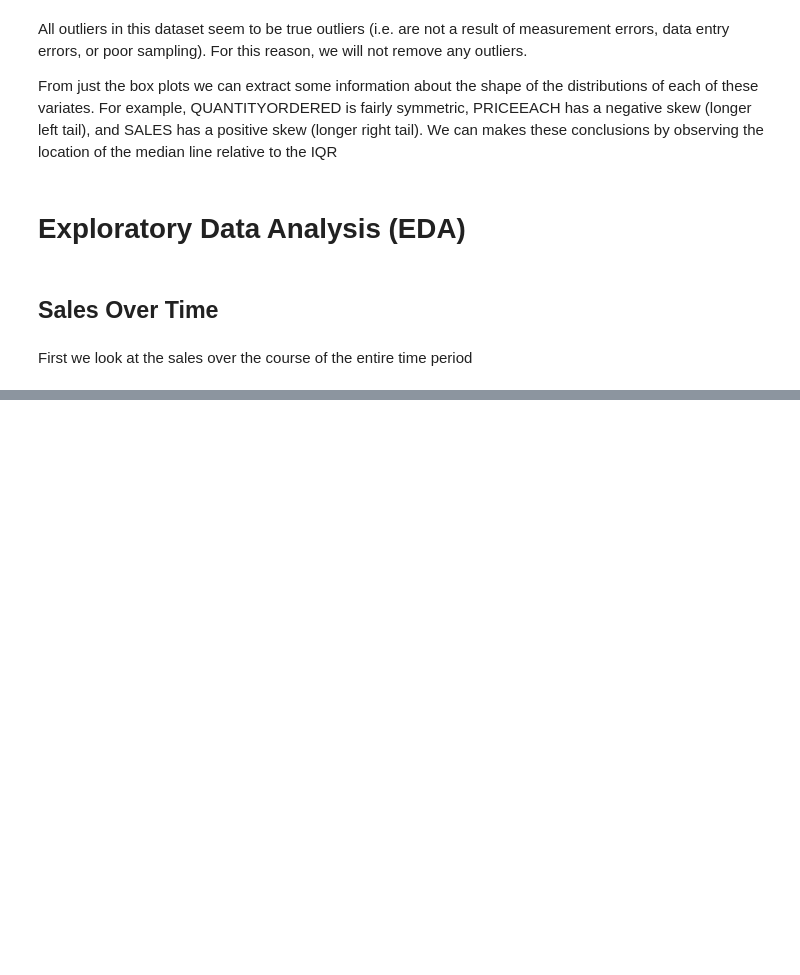
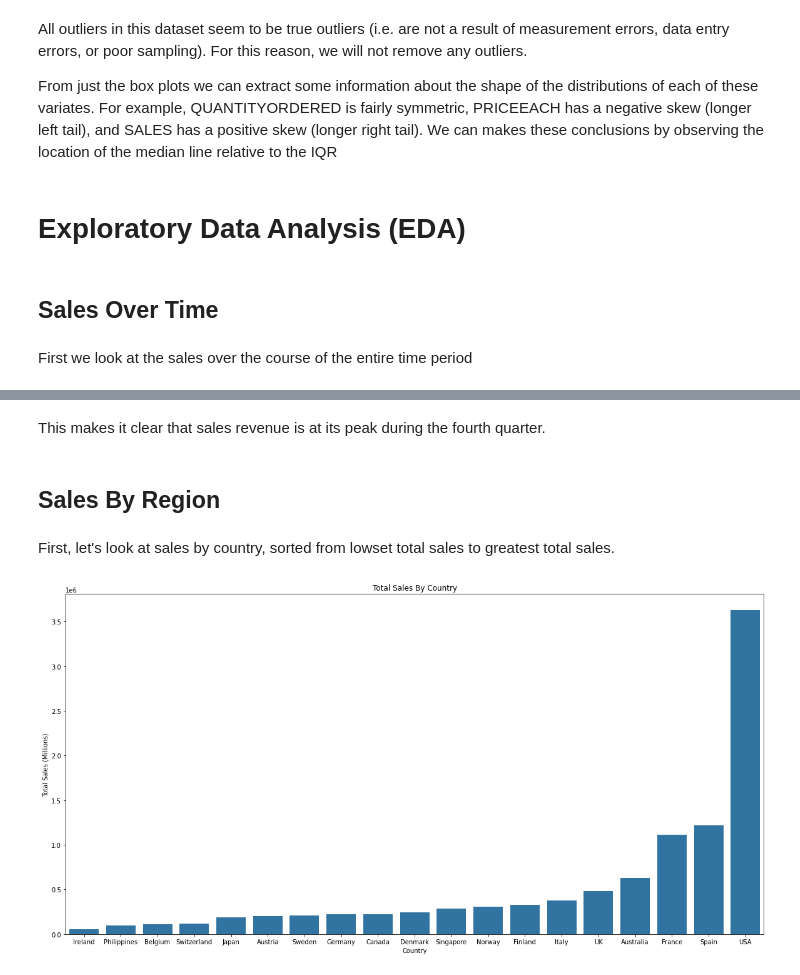
Before and after one commit to michael-raad/sales_data_analysis, a Jupyter notebook: Sales_Data_Analysis.ipynb, the cells around one changed output, grey strips where cells are left out. Saved outputs shown, nothing was run; the diff lists cells and outputs as text; code cells hidden in the pictures; blank space fills up the shorter version.

```diff
--- a/Sales_Data_Analysis.ipynb
+++ b/Sales_Data_Analysis.ipynb
@@ -164,0 +165,17 @@ plt.show()
+# %% [markdown]
+This makes it clear that sales revenue is at its peak during the fourth quarter.
+# %% [markdown]
+## Sales By Region
+# %% [markdown]
+First, let's look at sales by country, sorted from lowset total sales to greatest total sales.
+# %%
+sales_by_country_sorted = sales_data.groupby(['COUNTRY'])['SALES'].sum().reset_index().sort_values(by='SALES')
+
+plt.figure(figsize=(20, 10))
+sns.barplot(x='COUNTRY', y='SALES', data=sales_by_country_sorted)
+plt.title('Total Sales By Country')
+plt.xlabel('Country')
+plt.ylabel('Total Sales (Millions)')
+plt.show()
+# %% [output]
+[figure, added]
```
Also changed, not shown: parts of 10 cells of this notebook.
